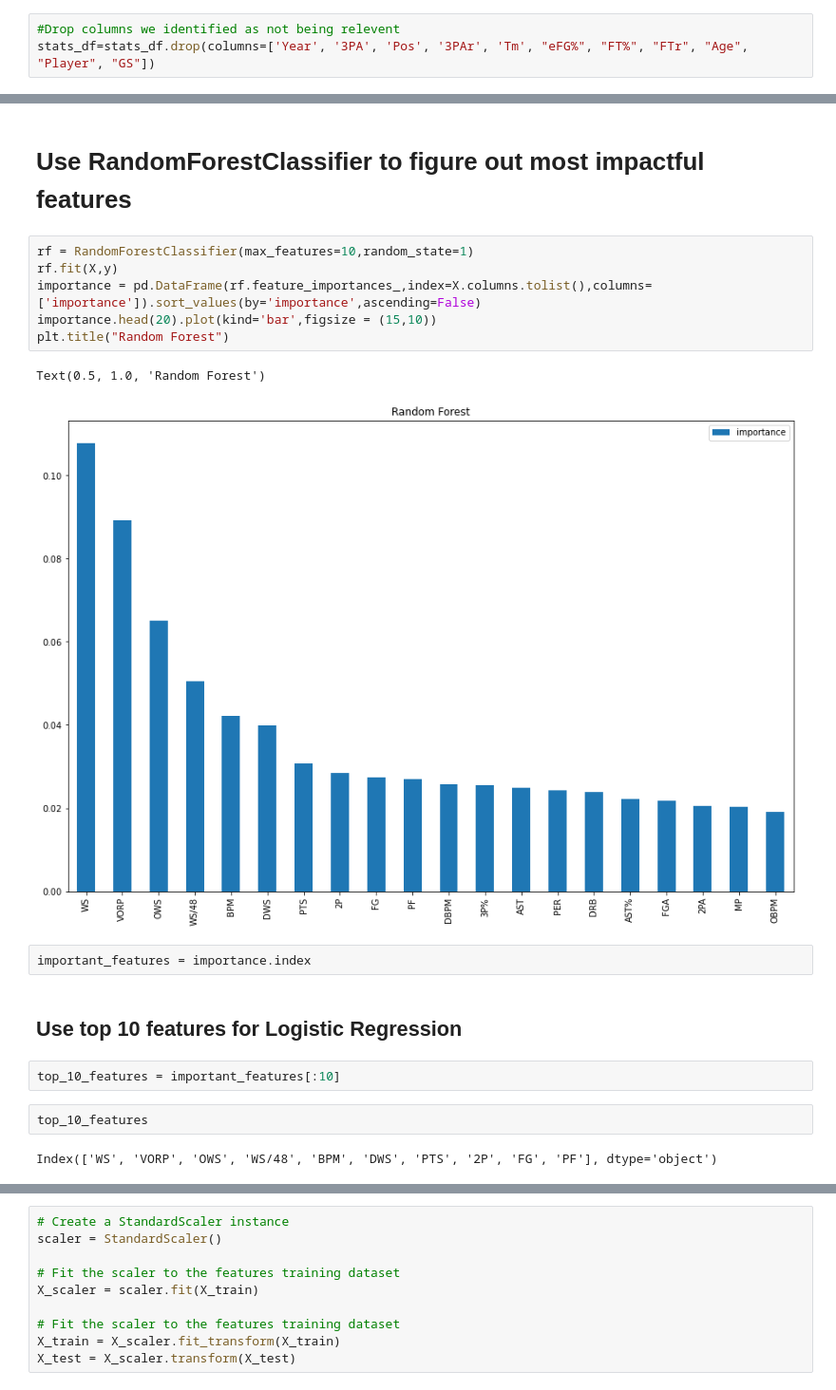
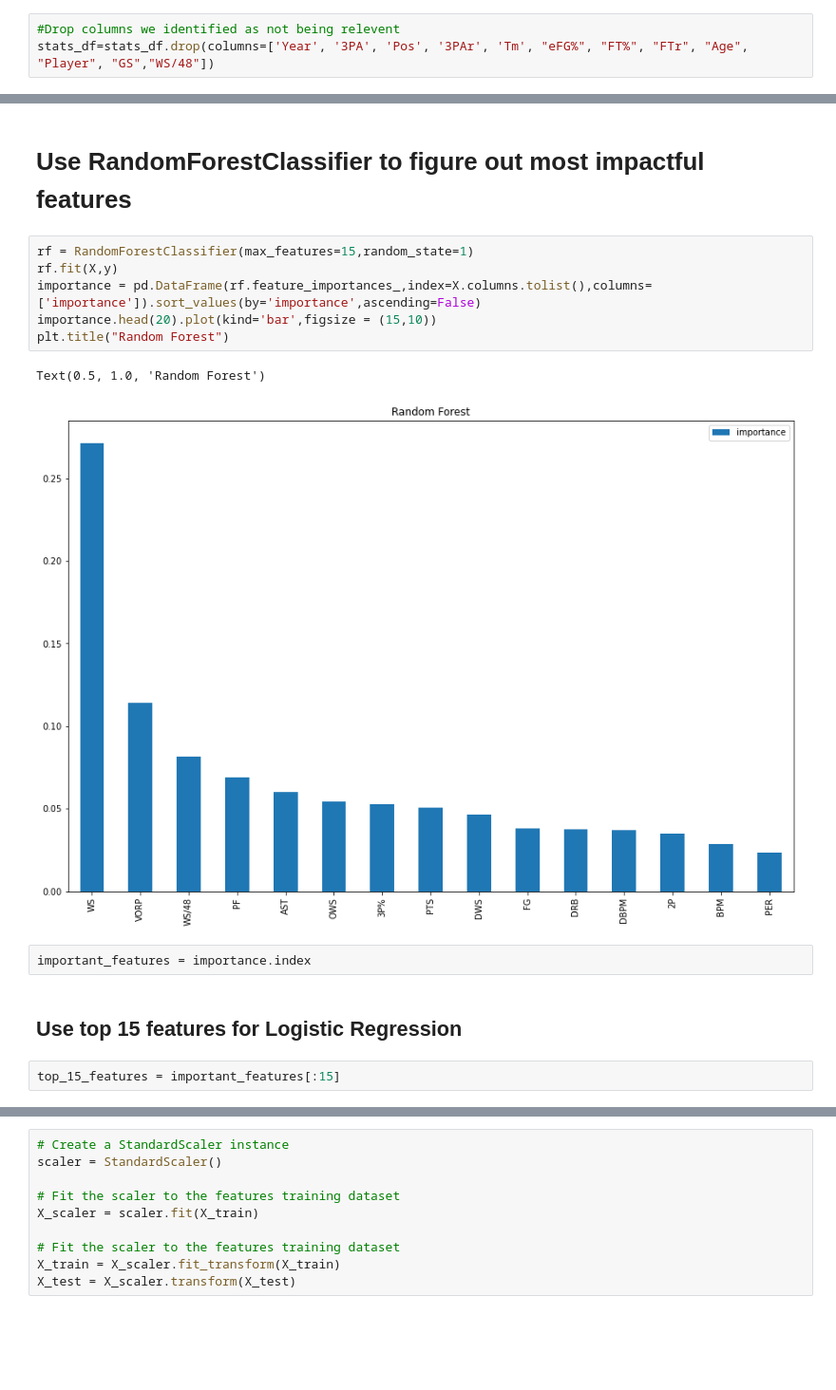
Before and after one commit to dcmar18/NBA-MVP, a Jupyter notebook: data_analysis.ipynb, the cells around one changed output, grey strips where cells are left out. Shown at 95% size. Drawn from its saved outputs; the diff is of its cells as text; blank space fills up the shorter version.

```diff
--- a/data_analysis.ipynb
+++ b/data_analysis.ipynb
@@ -237,4 +237,4 @@ sns.heatmap(stats_df.corr())
 [figure]
 # %%
 #Drop columns we identified as not being relevent
-stats_df=stats_df.drop(columns=['Year', '3PA', 'Pos', '3PAr', 'Tm', "eFG%", "FT%", "FTr", "Age", "Player", "GS"])
+stats_df=stats_df.drop(columns=['Year', '3PA', 'Pos', '3PAr', 'Tm', "eFG%", "FT%", "FTr", "Age", "Player", "GS","WS/48"])
@@ -293,21 +292,17 @@ Text(69.0, 0.5, 'Truth')
 # %% [markdown]
 # Use RandomForestClassifier to figure out most impactful features
 # %%
-rf = RandomForestClassifier(max_features=10,random_state=1)
+rf = RandomForestClassifier(max_features=15,random_state=1)
 rf.fit(X,y)
 importance = pd.DataFrame(rf.feature_importances_,index=X.columns.tolist(),columns=['importance']).sort_values(by='importance',ascending=False)
 importance.head(20).plot(kind='bar',figsize = (15,10))
 plt.title("Random Forest")
 # %% [output]
 Text(0.5, 1.0, 'Random Forest')
-[figure, old version]
+[figure, new version]
 # %%
 important_features = importance.index
 # %% [markdown]
-## Use top 10 features for Logistic Regression
+## Use top 15 features for Logistic Regression
-# %%
-top_10_features = important_features[:10]
-# %%
-top_10_features
-# %% [output]
-Index(['WS', 'VORP', 'OWS', 'WS/48', 'BPM', 'DWS', 'PTS', '2P', 'FG', 'PF'], dtype='object')
+# %%
+top_15_features = important_features[:15]
```
Also changed, not shown: parts of 16 cells of this notebook, 1 other file.
